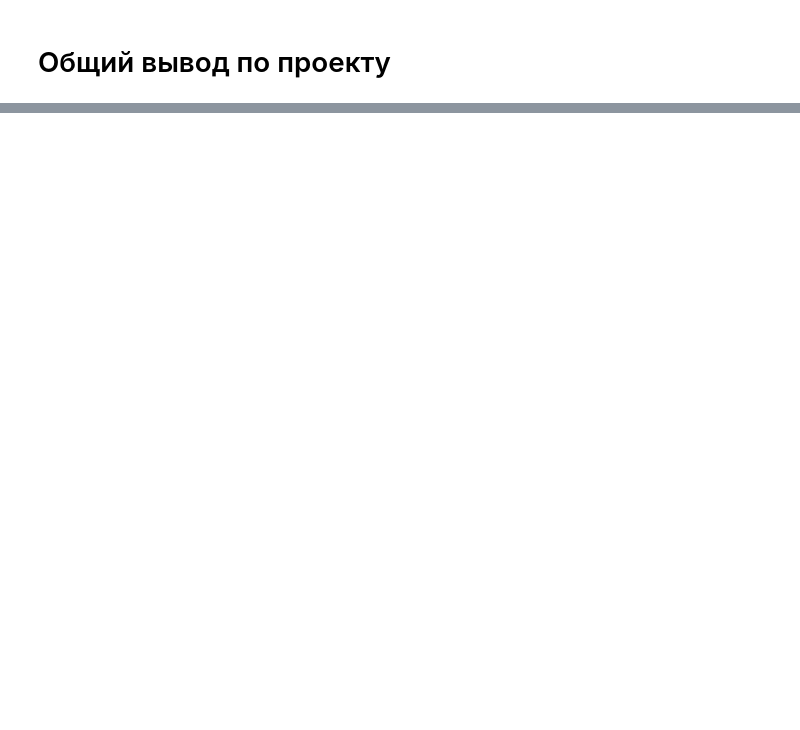
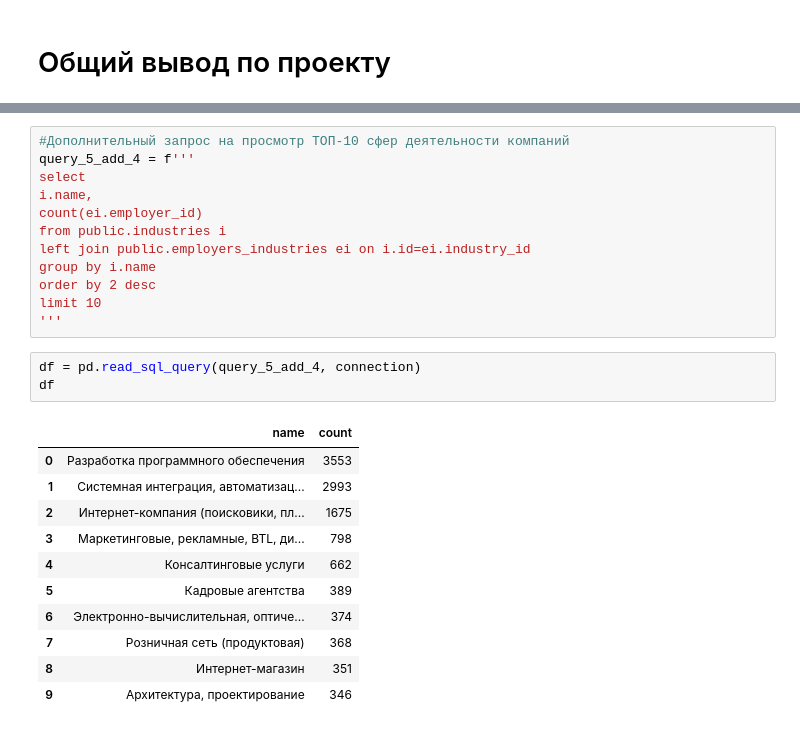
Before and after one commit to korolkostya/new_sf_ds, a Jupyter notebook: 2. Analysis_of_vacancies_from_HeadHunter SQL/Project_2_Ноутбук_шаблон.ipynb, the cells around one changed output, grey strips where cells are left out. Cells and saved outputs as stored; diff of their text form; blank space fills up the shorter version.

```diff
--- a/2. Analysis_of_vacancies_from_HeadHunter SQL/Project_2_Ноутбук_шаблон.ipynb
+++ b/2. Analysis_of_vacancies_from_HeadHunter SQL/Project_2_Ноутбук_шаблон.ipynb
@@ -601,0 +723,27 @@ df
+# %%
+#Дополнительный запрос на просмотр ТОП-10 сфер деятельности компаний
+query_5_add_4 = f'''
+select
+i.name,
+count(ei.employer_id)
+from public.industries i
+left join public.employers_industries ei on i.id=ei.industry_id
+group by i.name
+order by 2 desc
+limit 10
+'''
+# %%
+df = pd.read_sql_query(query_5_add_4, connection)
+df
+# %% [output]
+|  | name | count |
+| 0 | Разработка программного обеспечения | 3553 |
+| 1 | Системная интеграция, автоматизац... | 2993 |
+| 2 | Интернет-компания (поисковики, пл... | 1675 |
+| 3 | Маркетинговые, рекламные, BTL, ди... | 798 |
+| 4 | Консалтинговые услуги | 662 |
+| 5 | Кадровые агентства | 389 |
+| 6 | Электронно-вычислительная, оптиче... | 374 |
+| 7 | Розничная сеть (продуктовая) | 368 |
+| 8 | Интернет-магазин | 351 |
+| 9 | Архитектура, проектирование | 346 |
```
Also changed, not shown: parts of 14 cells of this notebook.
